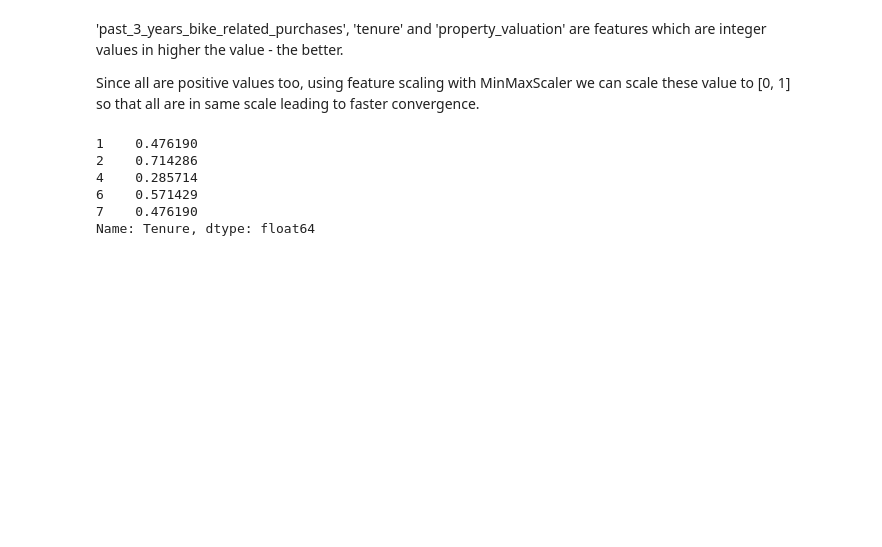
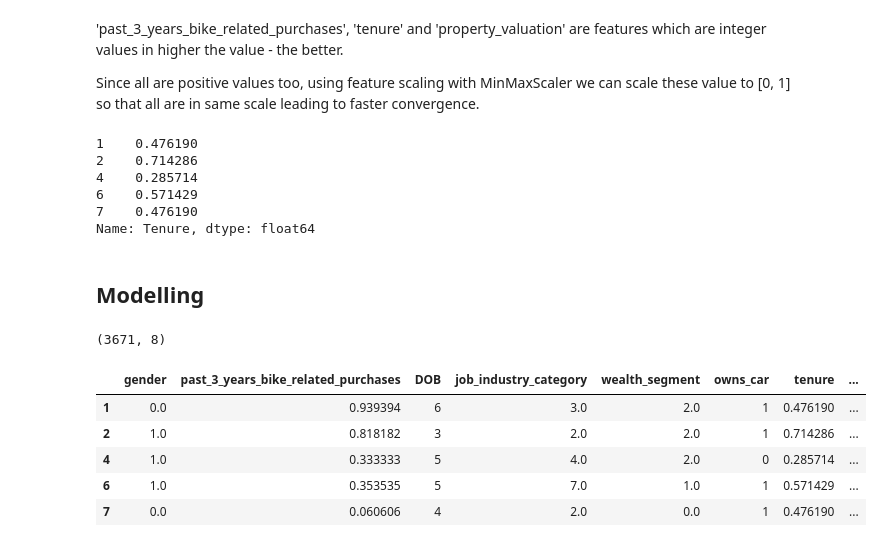
Before and after one commit to kabilan942/Projects, a Jupyter notebook: KPMG/KPMG_Task_2.ipynb, the cells around one changed output. Saved outputs shown, nothing was run; the diff lists cells and outputs as text; code cells hidden in the pictures; blank space fills up the shorter version.

```diff
--- a/KPMG/KPMG_Task_2.ipynb
+++ b/KPMG/KPMG_Task_2.ipynb
@@ -194,6 +291,8 @@ for i in range(len(gender_list)):
     gender_list[i] = 0
   if gender_list[i]=='Male':
     gender_list[i] = 1
+  if gender_list[i]=='U':
+    gender_list[i] = 0.5
 # %%
 gender_series = pd.Series(gender_list, index=cust_trans_details.index.values, name='Gender')
 # %%
@@ -227,7 +326,7 @@ Ages:
 * greater than 60 -> encoded as 6
 # %%
 for i in range(len(age_list)):
-  if 10<age_list[i]<=20:
+  if age_list[i]<=20:
     age_list[i] = 1
   elif 20<age_list[i]<=30:
     age_list[i] = 2
@@ -359,3 +456,24 @@ tenure_series.head()
 6    0.571429
 7    0.476190
 Name: Tenure, dtype: float64
+# %% [markdown]
+## Modelling
+# %%
+x_data = {'gender': gender_series,'past_3_years_bike_related_purchases':bike_related_purchases_series,
+          'DOB':age_series, 'job_industry_category':job_category_series, 'wealth_segment':wealth_segment_series,
+          'owns_car':car_series,	'tenure':tenure_series,	'property_valuation':property_valuation_series }
+
+x_df = pd.DataFrame(x_data, index=cust_trans_details.index.values)
+# %%
+x_df.shape
+# %% [output]
+(3671, 8)
+# %%
+x_df.head()
+# %% [output]
+|  | gender | past_3_years_bike_related_purchases | DOB | job_industry_category | wealth_segment | owns_car | tenure | ... |
+| 1 | 0.0 | 0.939394 | 6 | 3.0 | 2.0 | 1 | 0.476190 | ... |
+| 2 | 1.0 | 0.818182 | 3 | 2.0 | 2.0 | 1 | 0.714286 | ... |
+| 4 | 1.0 | 0.333333 | 5 | 4.0 | 2.0 | 0 | 0.285714 | ... |
+| 6 | 1.0 | 0.353535 | 5 | 7.0 | 1.0 | 1 | 0.571429 | ... |
+| 7 | 0.0 | 0.060606 | 4 | 2.0 | 0.0 | 1 | 0.476190 | ... |
```
Also changed, not shown: parts of 51 cells of this notebook.
